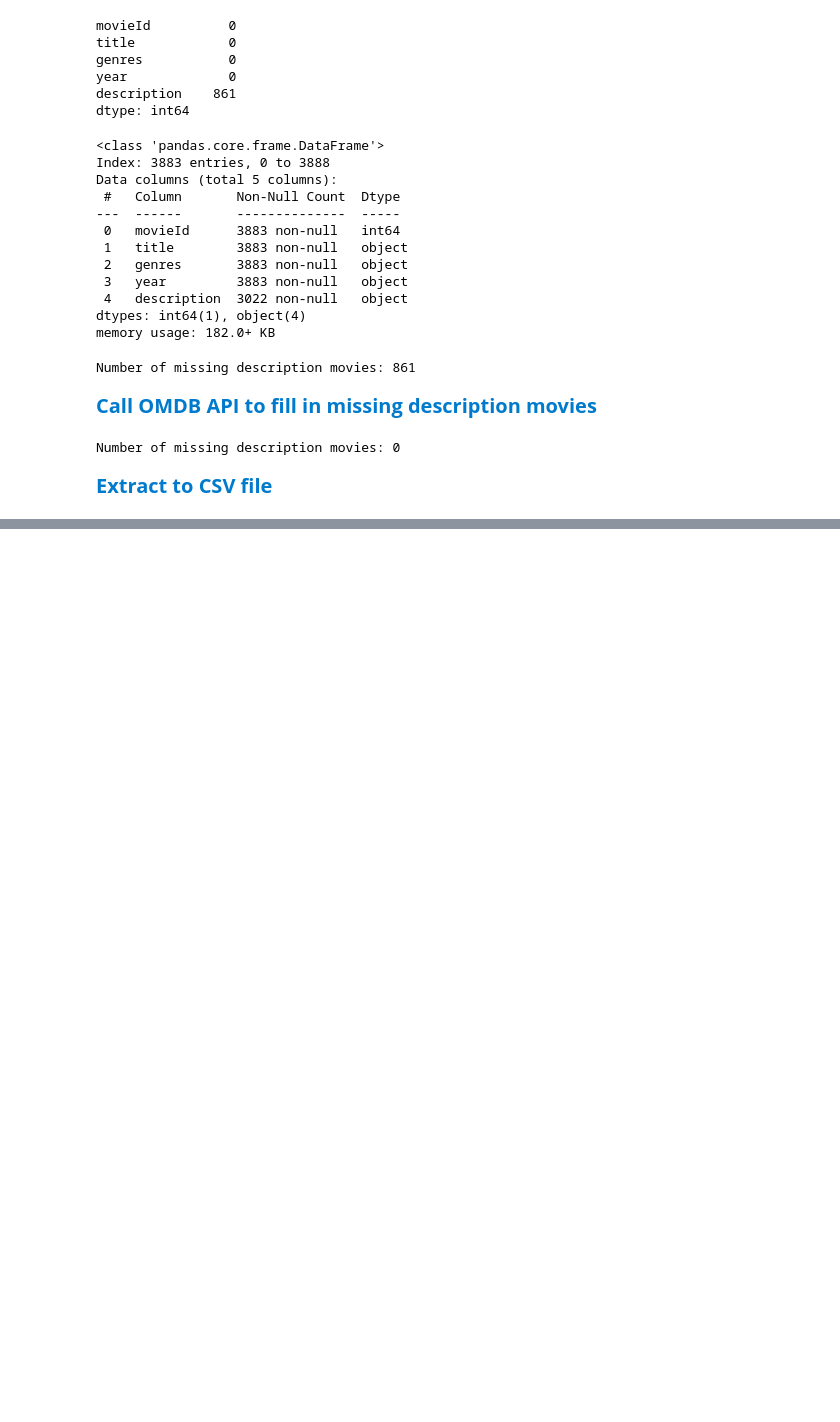
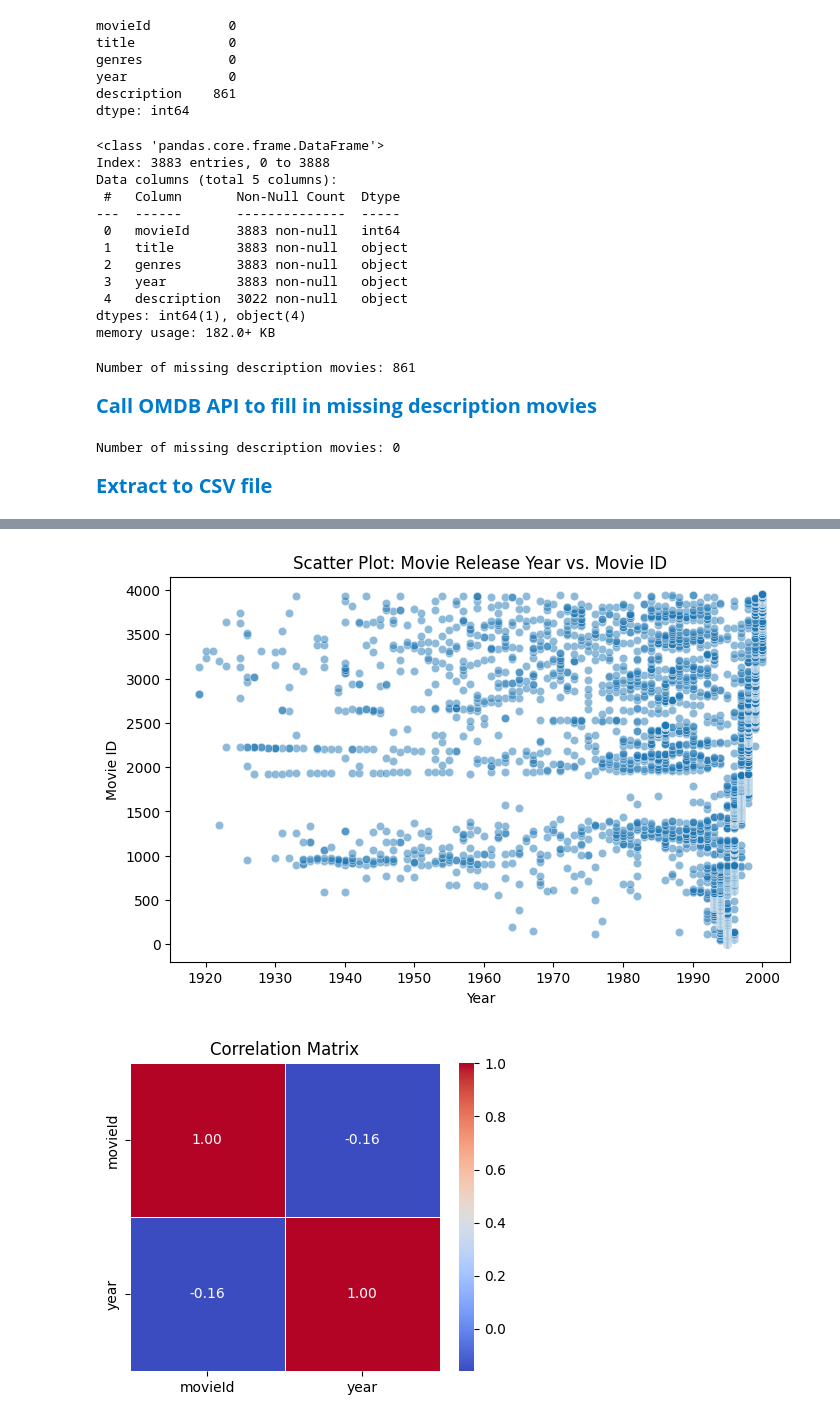
Before and after one commit to Hoang-Doan123/Movie-Recommendation-System-on-MovieLens, a Jupyter notebook: Data_Collecting_and_Cleaning.ipynb, the cells around one changed output, grey strips where cells are left out. Drawn from its saved outputs; the diff is of its cells as text; code cells hidden in the pictures; blank space fills up the shorter version.

```diff
--- a/Data_Collecting_and_Cleaning.ipynb
+++ b/Data_Collecting_and_Cleaning.ipynb
@@ -176,0 +217,7 @@ merged.to_csv('movielens_movies_with_descriptions.csv', index=False, encoding='u
+# %%
+# Load the new dataset
+new_movies_path = "movielens_movies_with_descriptions.csv"
+new_movies = pd.read_csv(new_movies_path)
+
+# Display basic information and first few rows
+new_movies.info(), new_movies.head()
@@ -176,0 +251,21 @@ merged.to_csv('movielens_movies_with_descriptions.csv', index=False, encoding='u
+# %%
+# Compute correlation matrix for numerical columns
+numerical_cols = ["movieId", "year"]
+corr_matrix = new_movies[numerical_cols].corr()
+
+# Scatter plot: Movie ID vs. Year
+plt.figure(figsize=(8, 5))
+sns.scatterplot(x=new_movies["year"], y=new_movies["movieId"], alpha=0.5)
+plt.xlabel("Year")
+plt.ylabel("Movie ID")
+plt.title("Scatter Plot: Movie Release Year vs. Movie ID")
+plt.show()
+
+# Correlation matrix heatmap
+plt.figure(figsize=(5, 4))
+sns.heatmap(corr_matrix, annot=True, cmap="coolwarm", fmt=".2f", linewidths=0.5)
+plt.title("Correlation Matrix")
+plt.show()
+# %% [output]
+[figure, added]
+[figure, added]
```
Also changed, not shown: parts of 9 cells of this notebook.
